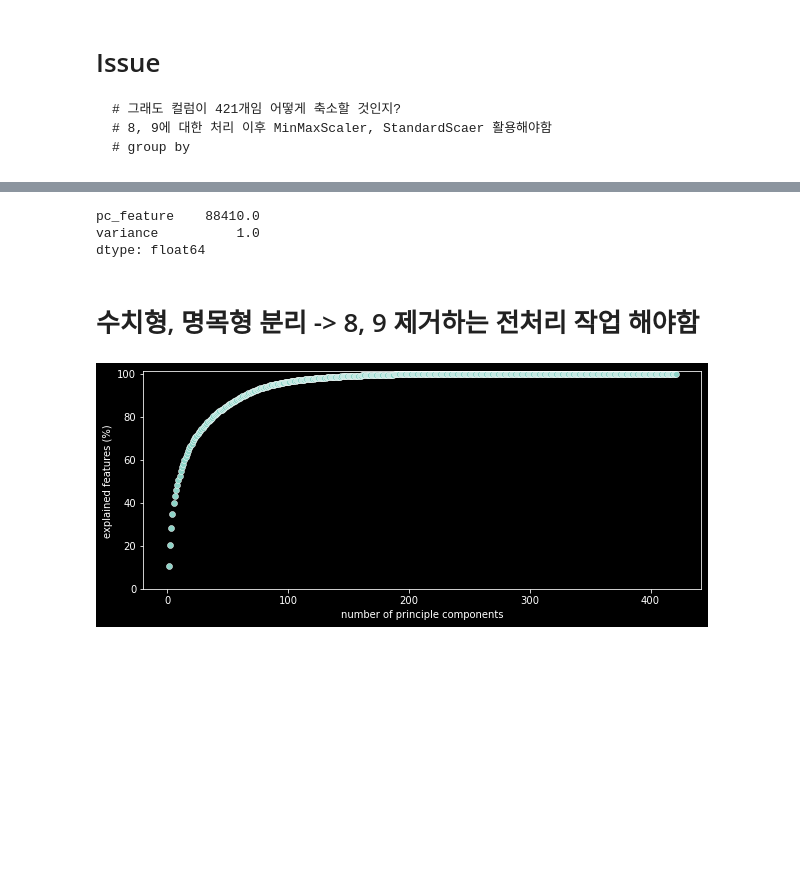
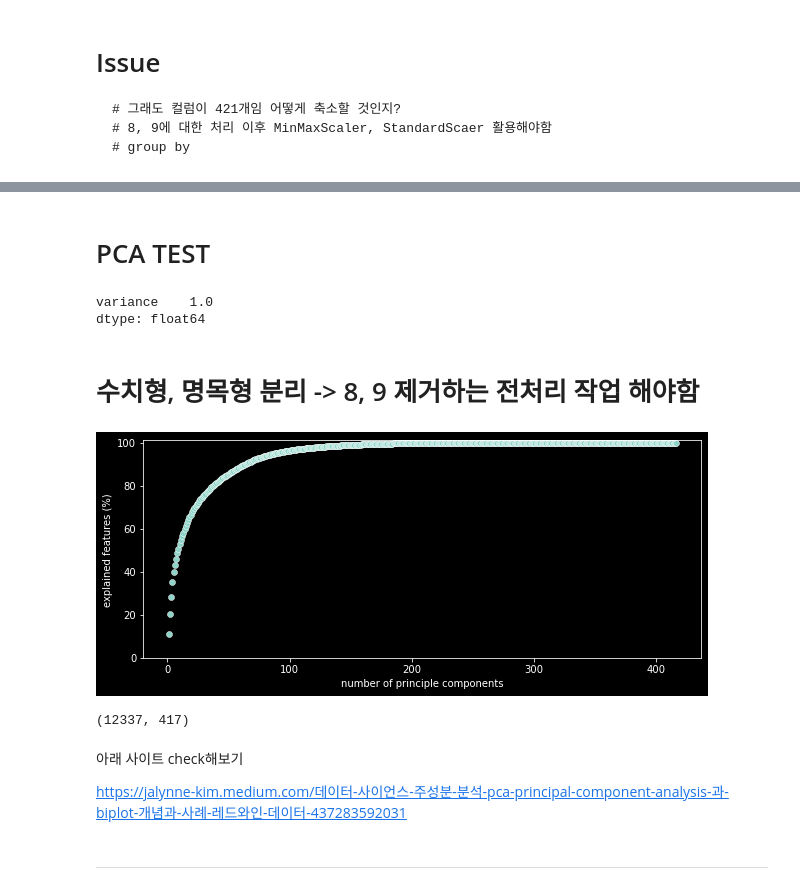
Before and after one commit to Plusholic/Obesity, a Jupyter notebook: experiments/Basic_EDA.ipynb, the cells around one changed output, grey strips where cells are left out. Cells and saved outputs as stored; diff of their text form; code cells hidden in the pictures; blank space fills up the shorter version.

```diff
--- a/experiments/Basic_EDA.ipynb
+++ b/experiments/Basic_EDA.ipynb
@@ -227,3 +338,5 @@ Name: BMI_grade, dtype: int64
+# %% [markdown]
+# PCA TEST
 # %%
 from sklearn.decomposition import PCA
 from sklearn.preprocessing import StandardScaler, MinMaxScaler
@@ -243,31 +357,31 @@ feature_df=pd.DataFrame(data=features,columns=['pc_feature'])
 # ▶ pca.explained_variance_ratio_(설명력)
 variance_df=pd.DataFrame(data=pca.explained_variance_ratio_,columns=['variance'])
 pc_feature_df=pd.concat([feature_df,variance_df],axis=1)
+pc_feature_df = pc_feature_df.set_index(['pc_feature'])
 pc_feature_df.sum()
 
 # ▶ StandardScaler -> 50 개 feature를 활용해도 67%밖에 설명할 수 없음
 # ▶ MinMaxScaler -> 50 개 fealture를 활용하면 85%까지 설명 가능 but 8, 9에 대한 전처리 필요
 # %% [output]
-pc_feature    88410.0
-variance          1.0
+variance    1.0
 dtype: float64
 # %% [markdown]
 # 수치형, 명목형 분리 -> 8, 9 제거하는 전처리 작업 해야함
 # %%
 # ▶ 200개 PC까지 사용했을 때, 80%정도 분산을 설명할 수 있음
 import seaborn as sns
 import matplotlib.pyplot as plt
 import numpy as np
 %matplotlib inline
 plt.style.use(['dark_background'])
 
 fig, ax = plt.subplots(figsize = (10,4))
-xi = np.arange(1, data.shape[1]+1, step=1)
+xi = np.arange(1, len(pc_feature_df)+1, step=1)
 y = np.cumsum(pca.explained_variance_ratio_)*100
 
 plt.ylim(0.0,101)
 plt.xlabel('number of principle components')
 plt.ylabel('explained features (%)')
 sns.scatterplot(x=xi, y=y);
 # %% [output]
-[figure, old version]
+[figure, new version]
@@ -273,0 +390,11 @@ sns.scatterplot(x=xi, y=y);
+# %%
+# pca 단점, feature 이름을 알 수가 없음
+data_pca.shape
+# %% [output]
+(12337, 417)
+# %% [markdown]
+아래 사이트 check해보기
+
+https://jalynne-kim.medium.com/데이터-사이언스-주성분-분석-pca-principal-component-analysis-과-biplot-개념과-사례-레드와인-데이터-437283592031
+# %% [markdown]
+___
```
Also changed, not shown: parts of 21 cells of this notebook.
